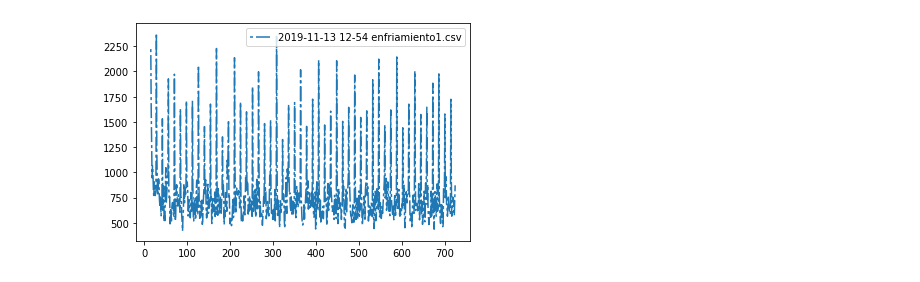
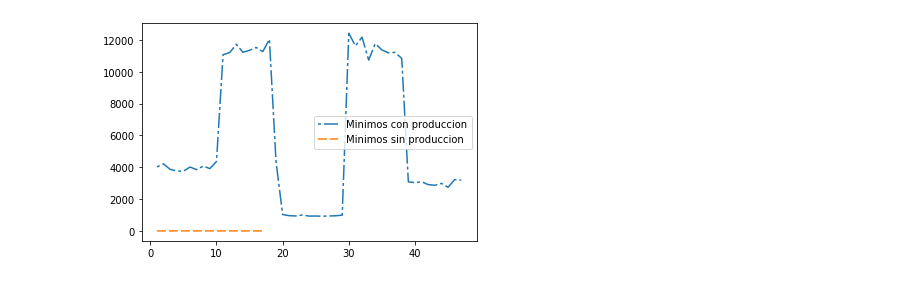
Before and after one commit to gastondg/Tecnocom, a Jupyter notebook: csvs/Analisis/Prod vs No prod.ipynb, the cells around one changed output. Saved outputs shown, nothing was run; the diff lists cells and outputs as text; code cells hidden in the pictures.

Commit message:
Analisis de cuando esta o no en produccion

```diff
--- a/csvs/Analisis/Prod vs No prod.ipynb
+++ b/csvs/Analisis/Prod vs No prod.ipynb
@@ -27,7 +27,7 @@ df_names_np = []
 for file1 in folder_sin_prod:
 
     bd1=sqlContext.read.format("com.databricks.spark.csv").option("header","false").load(
-    "file:/home/luca/Desktop/Tecnocom/csvs/Sin produccion/"+str(file1))
+    "file:/home/luca/Desktop/Tecnocom/csvs/con blur/Sin produccion/"+str(file1))
 
     df_np = bd1.toPandas().transpose().reset_index()
     df_np = df_np.drop(columns="index")
@@ -70,0 +71,6 @@ plt.show()
+# %%
+#Analisis de valores cada 75 frames (5 seg) para detectar algun patron de comportamiento
+i = 0
+for file in df_list_np:
+    print(df_names_np[i],file.astype(float).describe())
+    i += 1
@@ -70,0 +131,17 @@ plt.show()
+# %%
+import numpy as np
+import pandas as pd
+i = 0
+lista = []
+total_np = []
+for file in df_list_np:
+    for data in file.values:
+        lista.append(data)
+
+        if i % 75 == 0:
+            lista = pd.DataFrame(lista).astype(int)
+            total_np.append(lista.min())
+            print(lista.describe())
+
+            lista = []
+        i += 1
@@ -71,13 +166,23 @@ plt.show()
 # %%
+import pandas as pd
+
+df_total_prod = pd.DataFrame(total_prod)
+df_total_np = pd.DataFrame(total_np)
+
 fig, ax = plt.subplots()
-x = df_list[2].index.values[15:].astype(int)
-y = df_list[2].values[15:].astype(float)
 
-line1 = ax.plot(x , y, dashes=[2, 2, 10, 2], label=df_names[i])
-#line1.set_dashes([2, 2, 10, 2])
-i += 1
+x = df_total_prod.index.values[1:].astype(int)
+y = df_total_prod[0].values[1:].astype(float)
+
+line1 = ax.plot(x , y, dashes=[2, 2, 10, 2], label="Minimos con produccion")
+
+
+x = df_total_np.index.values[1:].astype(int)
+y = df_total_np[0].values[1:].astype(float)
+
+line2 = ax.plot(x, y, dashes=[6, 2], label="Minimos sin produccion")
 
 ax.legend()
 plt.show()
 # %% [output]
-[figure, old version]
+[figure, new version]
```
Also changed, not shown: parts of 10 cells of this notebook, 16 other files.
